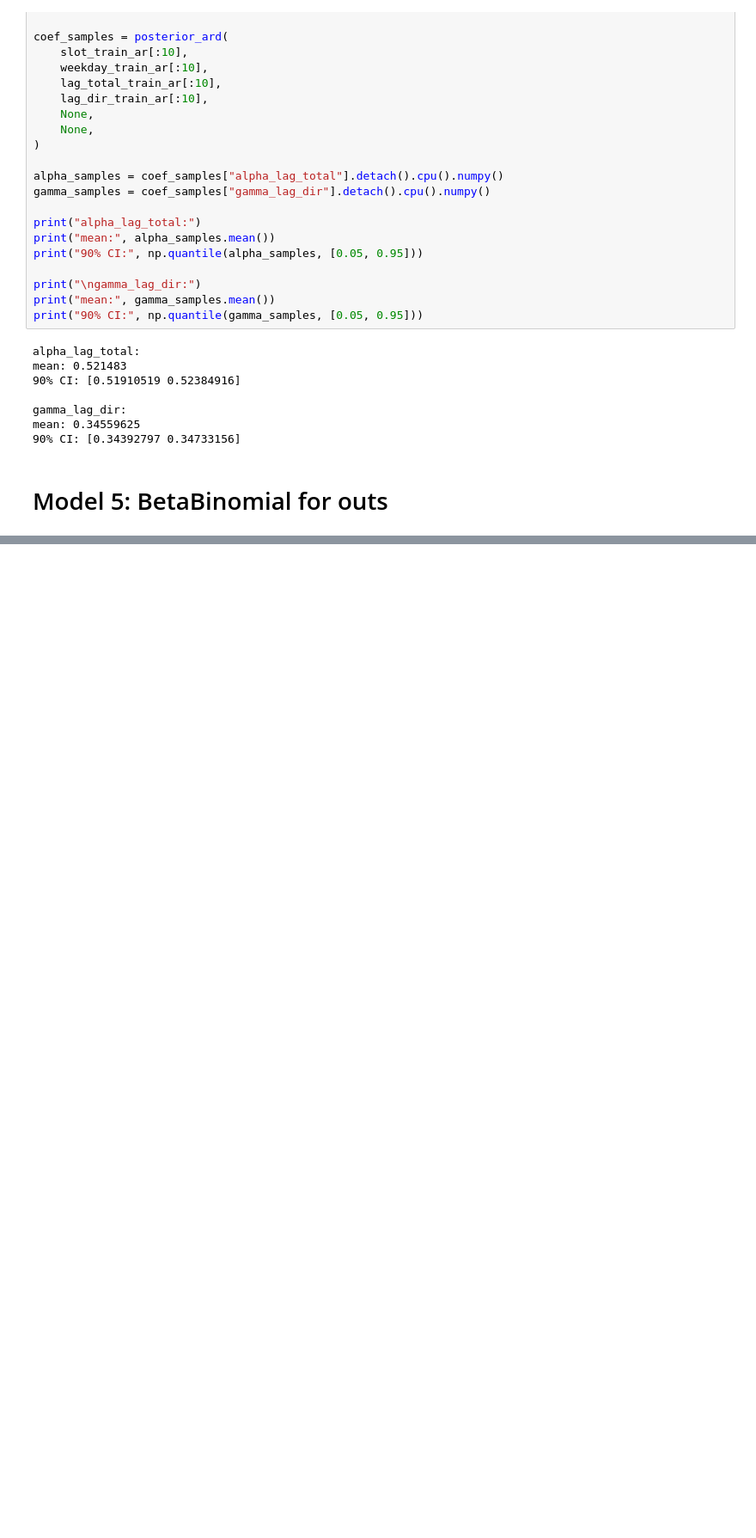
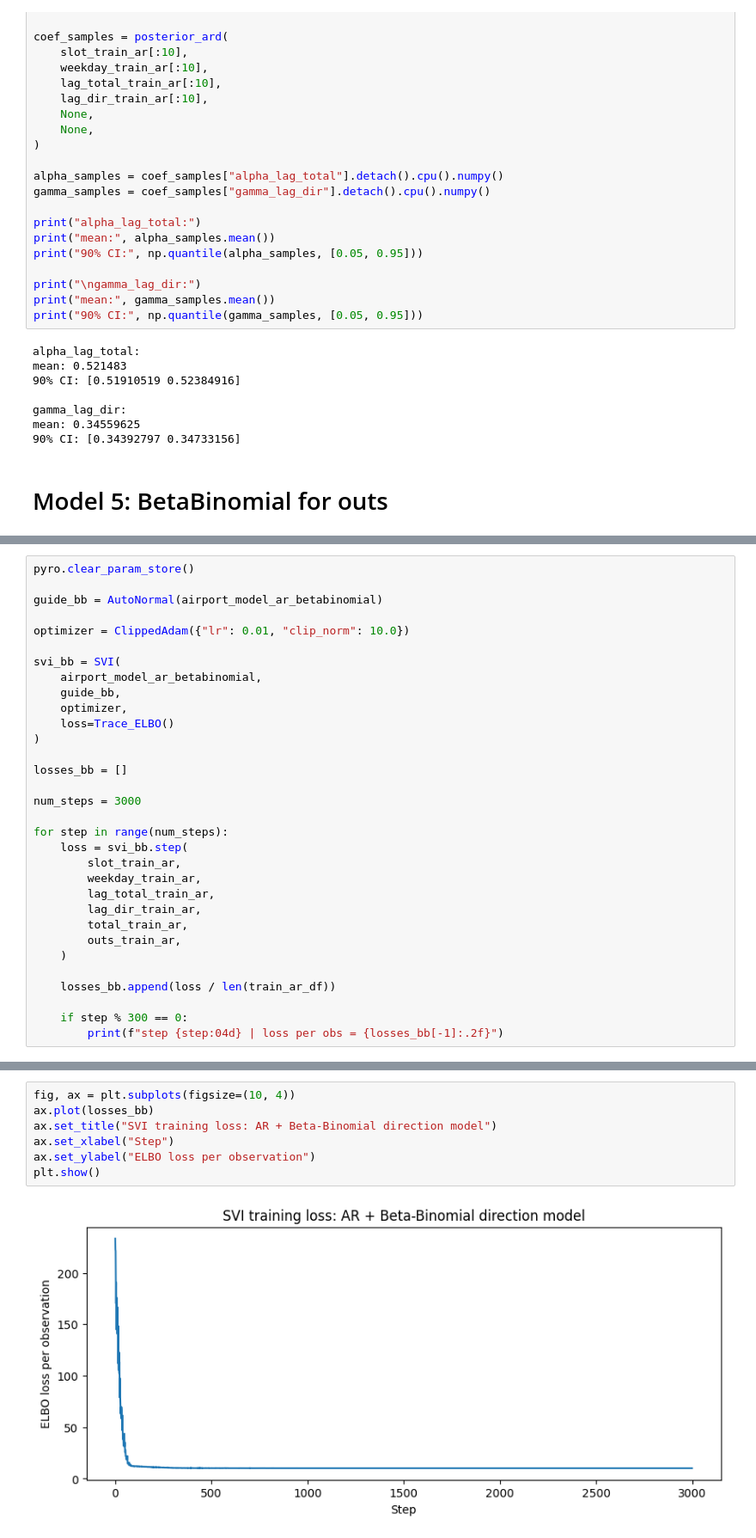
Before and after one commit to cri3t14n/CopenMetroAnalysis, a Jupyter notebook: IndividualWork/Cristian/pyro_model.ipynb, the cells around one changed output, grey strips where cells are left out. Shown at 86% size. Drawn from its saved outputs; the diff is of its cells as text; blank space fills up the shorter version.

Commit message:
airport finish

```diff
--- a/IndividualWork/Cristian/pyro_model.ipynb
+++ b/IndividualWork/Cristian/pyro_model.ipynb
@@ -1001,0 +1096,32 @@ mean: 0.34559625
+# %%
+pyro.clear_param_store()
+
+guide_bb = AutoNormal(airport_model_ar_betabinomial)
+
+optimizer = ClippedAdam({"lr": 0.01, "clip_norm": 10.0})
+
+svi_bb = SVI(
+    airport_model_ar_betabinomial,
+    guide_bb,
+    optimizer,
+    loss=Trace_ELBO()
+)
+
+losses_bb = []
+
+num_steps = 3000
+
+for step in range(num_steps):
+    loss = svi_bb.step(
+        slot_train_ar,
+        weekday_train_ar,
+        lag_total_train_ar,
+        lag_dir_train_ar,
+        total_train_ar,
+        outs_train_ar,
+    )
+
+    losses_bb.append(loss / len(train_ar_df))
+
+    if step % 300 == 0:
+        print(f"step {step:04d} | loss per obs = {losses_bb[-1]:.2f}")
@@ -1001,0 +1139,9 @@ mean: 0.34559625
+# %%
+fig, ax = plt.subplots(figsize=(10, 4))
+ax.plot(losses_bb)
+ax.set_title("SVI training loss: AR + Beta-Binomial direction model")
+ax.set_xlabel("Step")
+ax.set_ylabel("ELBO loss per observation")
+plt.show()
+# %% [output]
+[figure, added]
```
Also changed, not shown: parts of 11 cells of this notebook, 8 other files.
